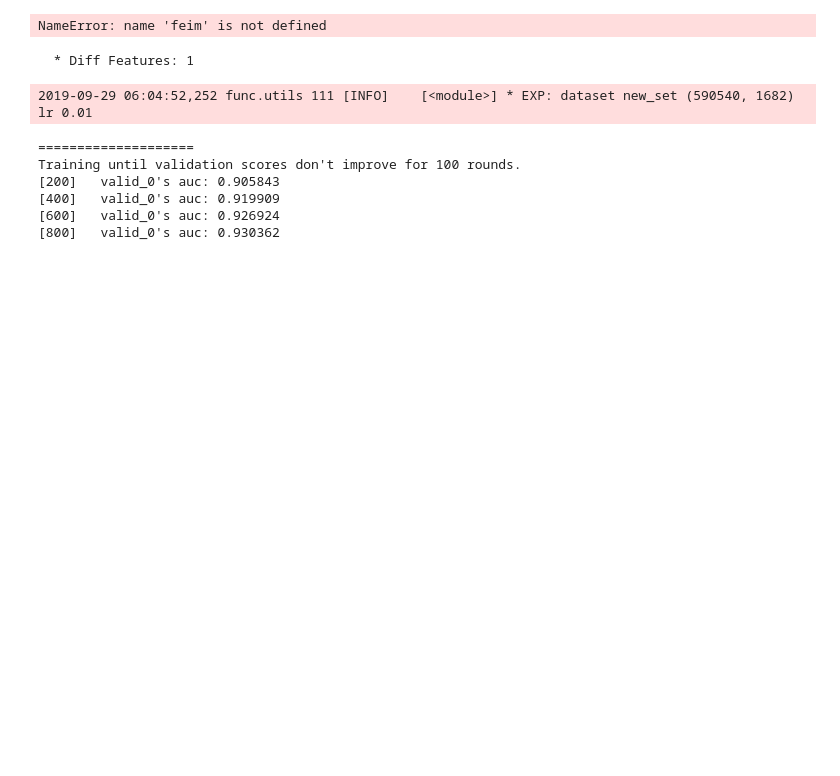
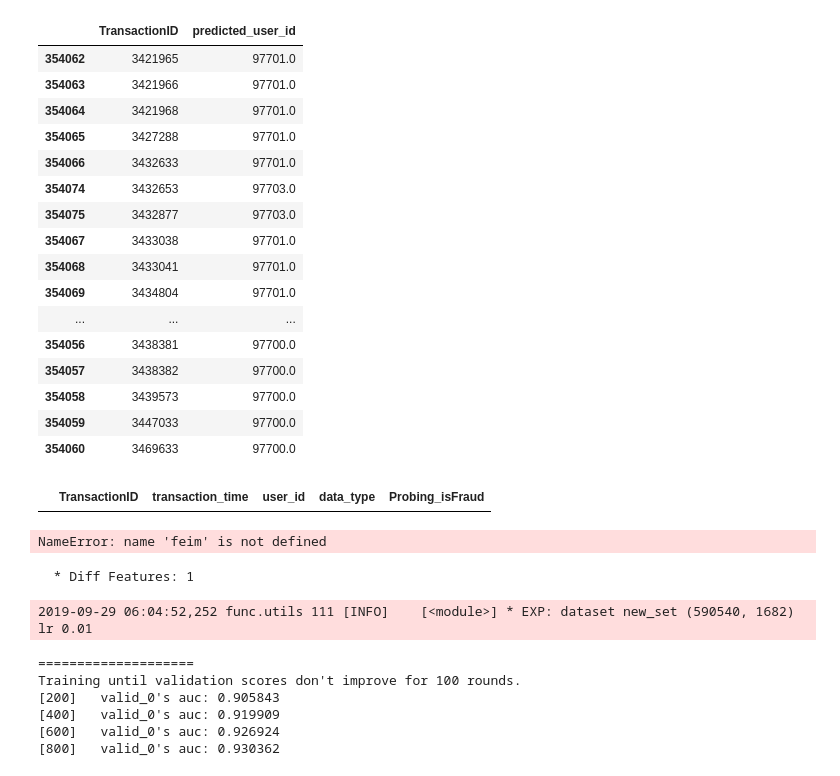
Before and after one commit to yryrgogo/ieee-fraud-5th-place, a Jupyter notebook: src/900_ieee__lgb_valid_feature.ipynb, the cells around one changed output. Saved outputs shown, nothing was run; the diff lists cells and outputs as text; code cells hidden in the pictures; blank space fills up the shorter version.

```diff
--- a/src/900_ieee__lgb_valid_feature.ipynb
+++ b/src/900_ieee__lgb_valid_feature.ipynb
@@ -321,3 +327,51 @@ Early stopping, best iteration is:
+# %%
+# probing[probing['TransactionID']==3421965]
+bear[bear['TransactionID'].isin(ids)].sort_values(by=COLUMN_ID)[[COLUMN_ID, 'predicted_user_id']]
+# %% [output]
+|  | TransactionID | predicted_user_id |
+| 354062 | 3421965 | 97701.0 |
+| 354063 | 3421966 | 97701.0 |
+| 354064 | 3421968 | 97701.0 |
+| 354065 | 3427288 | 97701.0 |
+| 354066 | 3432633 | 97701.0 |
+| 354074 | 3432653 | 97703.0 |
+| 354075 | 3432877 | 97703.0 |
+| 354067 | 3433038 | 97701.0 |
+| 354068 | 3433041 | 97701.0 |
+| 354069 | 3434804 | 97701.0 |
+| ... | ... | ... |
+| 354056 | 3438381 | 97700.0 |
+| 354057 | 3438382 | 97700.0 |
+| 354058 | 3439573 | 97700.0 |
+| 354059 | 3447033 | 97700.0 |
+| 354060 | 3469633 | 97700.0 |
+# %%
+probing = pd.read_csv('../input/20190929_probing.csv')
+no_probing = pd.read_csv('../input/20190929_no_probing.csv')
+ids = [
+3421965,
+3421966,
+3421968,
+3427288,
+3432633,
+3432653,
+3432877,
+3433038,
+3433041,
+3434804,
+3437210,
+3437213,
+3438228,
+3438381,
+3438382,
+3439573,
+3447033,
+3469633,
+]
+probing[probing['TransactionID'].astype('int').isin(ids)]
+no_probing[no_probing['TransactionID'].astype('int').isin(ids)]
+# %% [output]
+|  | TransactionID | transaction_time | user_id | data_type | Probing_isFraud |
 # %%
 feim = list_result_feim[0]
 # feim = read_pkl_gzip('../output/feature_importances/20190926_1350__CV0-9604930198337085__feature1942.gz')
```
Also changed, not shown: parts of 5 cells of this notebook, 7 other files.
